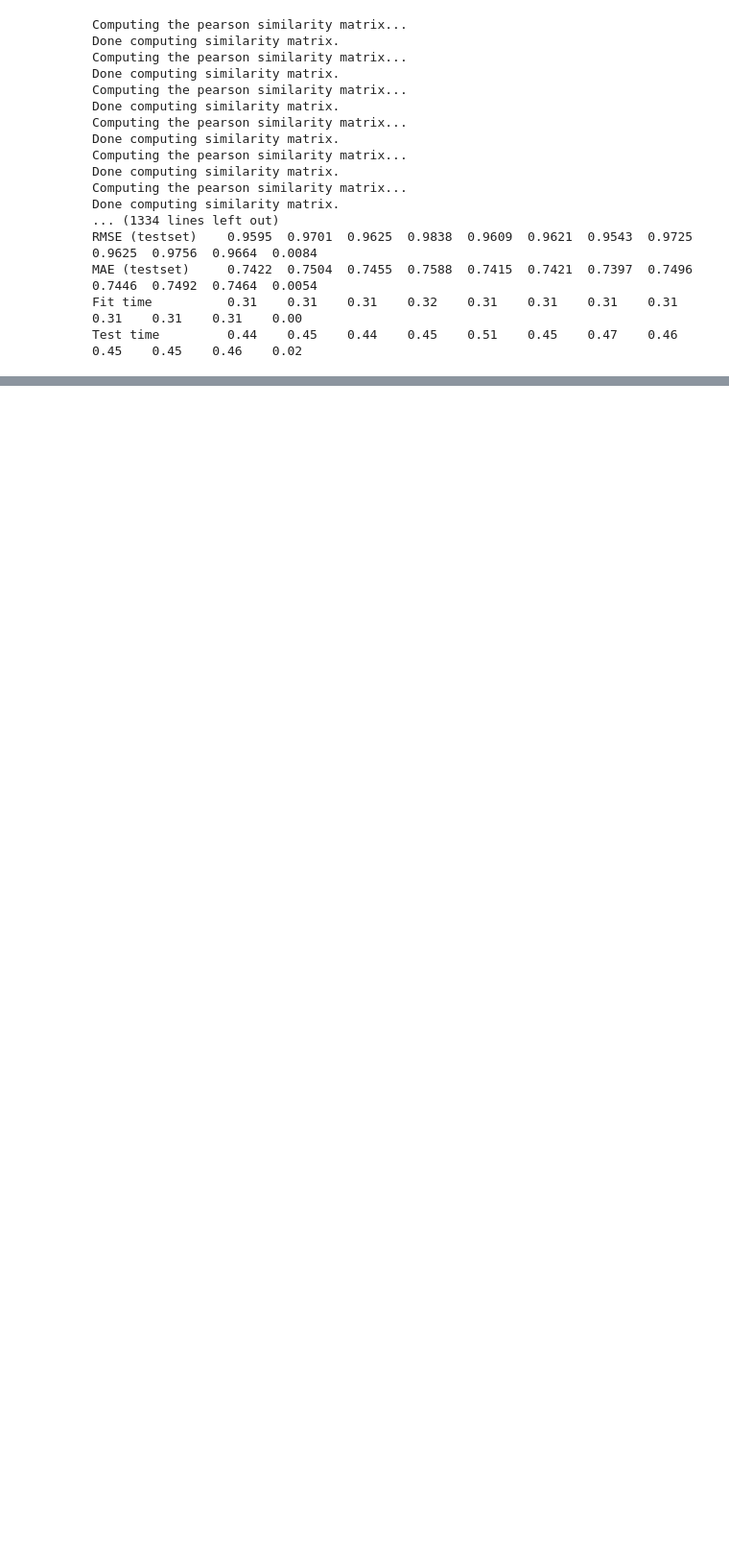
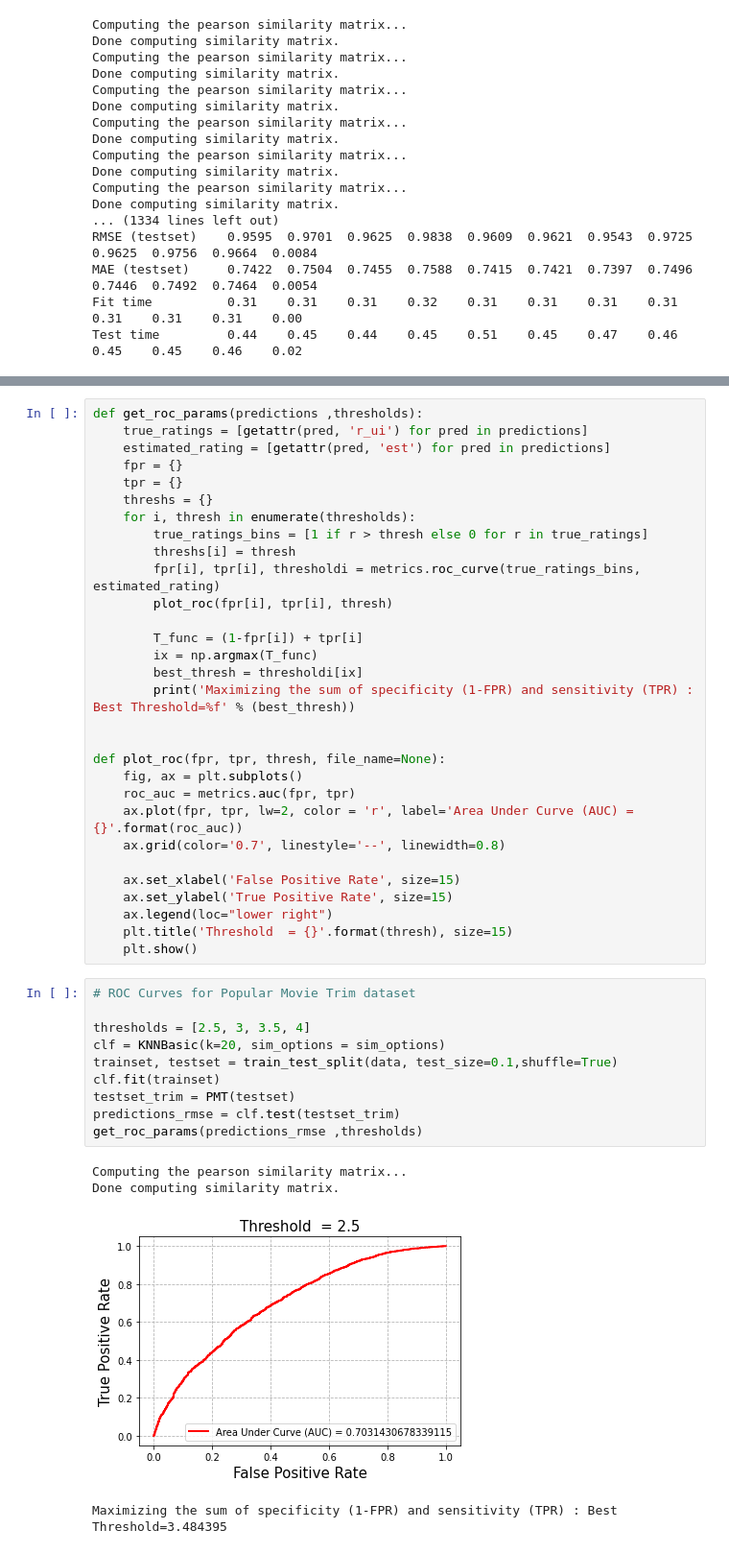
Before and after one commit to zhz03/ECE219_data_mining_project, a Jupyter notebook: Project_3/Project3_sp.ipynb, the cells around one changed output, grey strips where cells are left out. Shown at 96% size. Drawn from its saved outputs; the diff is of its cells as text; blank space fills up the shorter version.

```diff
--- a/Project_3/Project3_sp.ipynb
+++ b/Project_3/Project3_sp.ipynb
@@ -203,0 +473,45 @@ pickle.dump( results_mae, open( "result_knn_mae.pkl", "wb" ) )
+# %%
+def get_roc_params(predictions ,thresholds):
+    true_ratings = [getattr(pred, 'r_ui') for pred in predictions]
+    estimated_rating = [getattr(pred, 'est') for pred in predictions]
+    fpr = {}
+    tpr = {}
+    threshs = {}
+    for i, thresh in enumerate(thresholds):
+        true_ratings_bins = [1 if r > thresh else 0 for r in true_ratings]
+        threshs[i] = thresh
+        fpr[i], tpr[i], thresholdi = metrics.roc_curve(true_ratings_bins, estimated_rating)
+        plot_roc(fpr[i], tpr[i], thresh)
+
+        T_func = (1-fpr[i]) + tpr[i]
+        ix = np.argmax(T_func)
+        best_thresh = thresholdi[ix]
+        print('Maximizing the sum of specificity (1-FPR) and sensitivity (TPR) : Best Threshold=%f' % (best_thresh))
+
+
+def plot_roc(fpr, tpr, thresh, file_name=None):
+    fig, ax = plt.subplots()
+    roc_auc = metrics.auc(fpr, tpr)
+    ax.plot(fpr, tpr, lw=2, color = 'r', label='Area Under Curve (AUC) = {}'.format(roc_auc))
+    ax.grid(color='0.7', linestyle='--', linewidth=0.8)
+
+    ax.set_xlabel('False Positive Rate', size=15)
+    ax.set_ylabel('True Positive Rate', size=15)
+    ax.legend(loc="lower right")
+    plt.title('Threshold  = {}'.format(thresh), size=15)
+    plt.show()
+# %%
+# ROC Curves for Popular Movie Trim dataset
+
+thresholds = [2.5, 3, 3.5, 4]
+clf = KNNBasic(k=20, sim_options = sim_options)
+trainset, testset = train_test_split(data, test_size=0.1,shuffle=True)
+clf.fit(trainset)
+testset_trim = PMT(testset)
+predictions_rmse = clf.test(testset_trim)
+get_roc_params(predictions_rmse ,thresholds)
+# %% [output]
+Computing the pearson similarity matrix...
+Done computing similarity matrix.
+[figure, added]
+Maximizing the sum of specificity (1-FPR) and sensitivity (TPR) : Best Threshold=3.484395
```
Also changed, not shown: parts of 29 cells of this notebook.
